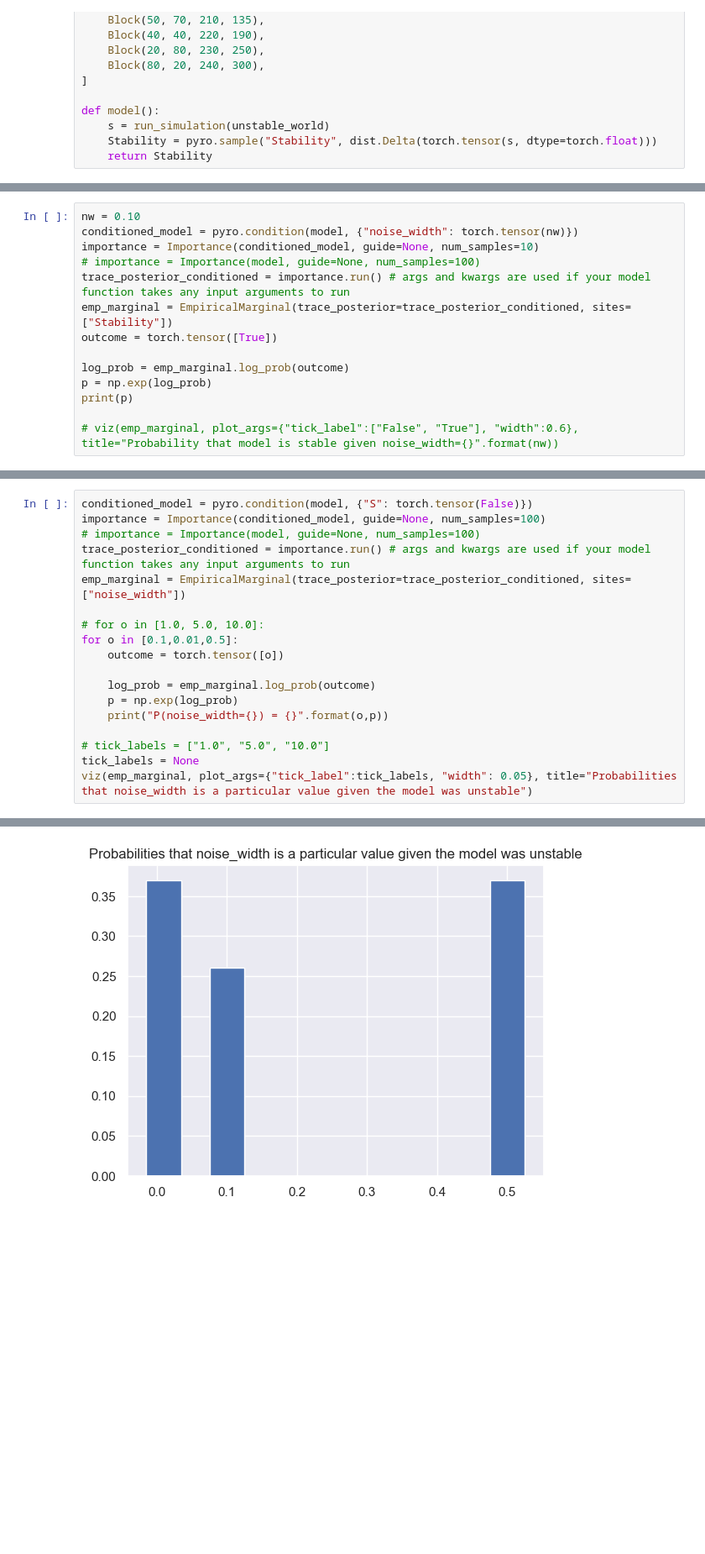
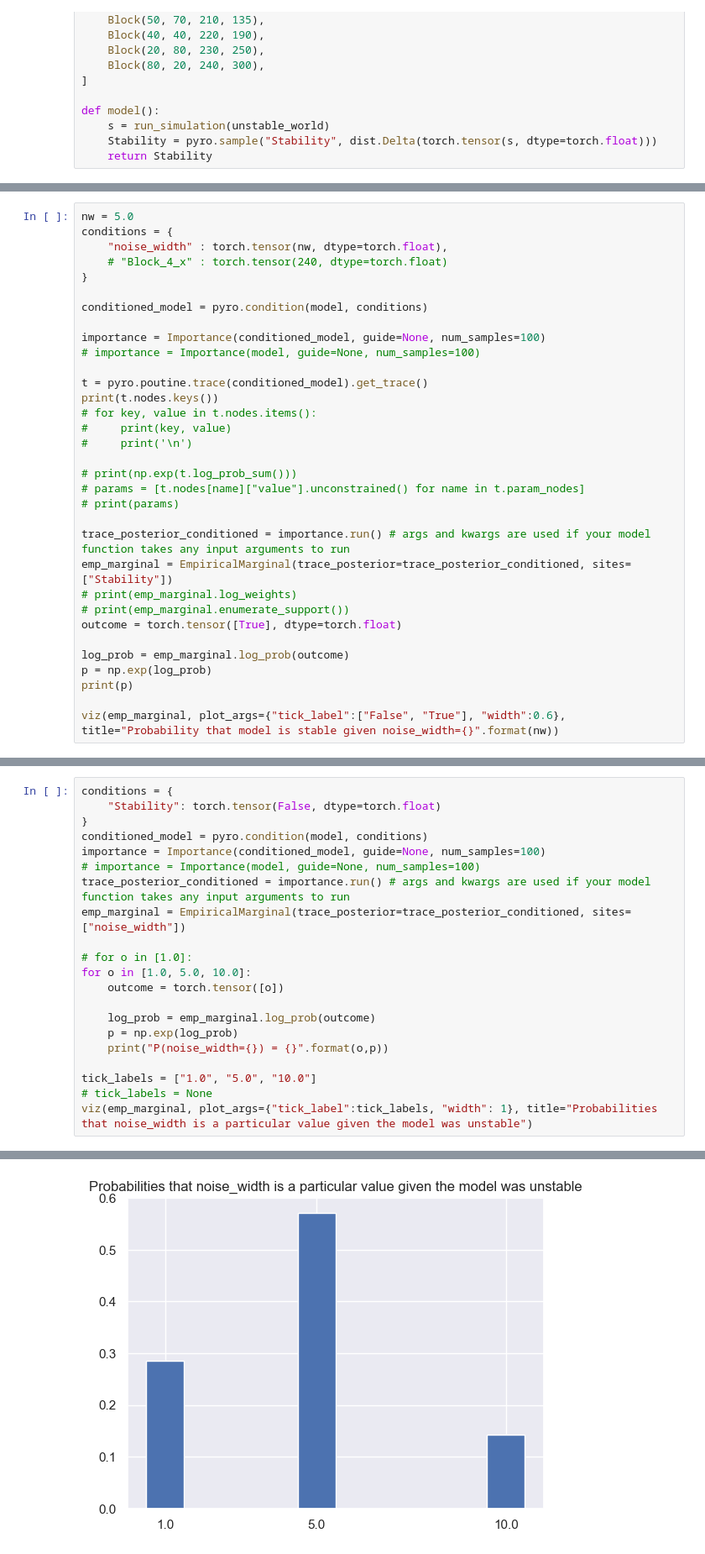
Before and after one commit to ebigelow/probmods-pyro, a Jupyter notebook: chapters/Chapter 2 - Generative Models.ipynb, the cells around one changed output, grey strips where cells are left out. Shown at 84% size. Drawn from its saved outputs; the diff is of its cells as text; blank space fills up the shorter version.

Commit message:
Reverted noise values and only sample one block - this works for now

```diff
--- a/chapters/Chapter 2 - Generative Models.ipynb
+++ b/chapters/Chapter 2 - Generative Models.ipynb
@@ -939,15 +948,34 @@ print(out)
 # %%
-nw = 0.10
-conditioned_model = pyro.condition(model, {"noise_width": torch.tensor(nw)})
-importance = Importance(conditioned_model, guide=None, num_samples=10)
+nw = 5.0
+conditions = {
+    "noise_width" : torch.tensor(nw, dtype=torch.float),
+    # "Block_4_x" : torch.tensor(240, dtype=torch.float)
+}
+
+conditioned_model = pyro.condition(model, conditions)
+
+importance = Importance(conditioned_model, guide=None, num_samples=100)
 # importance = Importance(model, guide=None, num_samples=100)
+
+t = pyro.poutine.trace(conditioned_model).get_trace()
+print(t.nodes.keys())
+# for key, value in t.nodes.items():
+#     print(key, value)
+#     print('\n')
+
+# print(np.exp(t.log_prob_sum()))
+# params = [t.nodes[name]["value"].unconstrained() for name in t.param_nodes]
+# print(params)
+
 trace_posterior_conditioned = importance.run() # args and kwargs are used if your model function takes any input arguments to run
 emp_marginal = EmpiricalMarginal(trace_posterior=trace_posterior_conditioned, sites=["Stability"])
-outcome = torch.tensor([True])
+# print(emp_marginal.log_weights)
+# print(emp_marginal.enumerate_support())
+outcome = torch.tensor([True], dtype=torch.float)
 
 log_prob = emp_marginal.log_prob(outcome)
 p = np.exp(log_prob)
 print(p)
 
-# viz(emp_marginal, plot_args={"tick_label":["False", "True"], "width":0.6}, title="Probability that model is stable given noise_width={}".format(nw))
+viz(emp_marginal, plot_args={"tick_label":["False", "True"], "width":0.6}, title="Probability that model is stable given noise_width={}".format(nw))
 # %% [output]
@@ -955,19 +985,22 @@ tensor(1.0000)
 # %%
-conditioned_model = pyro.condition(model, {"S": torch.tensor(False)})
+conditions = {
+    "Stability": torch.tensor(False, dtype=torch.float)
+}
+conditioned_model = pyro.condition(model, conditions)
 importance = Importance(conditioned_model, guide=None, num_samples=100)
 # importance = Importance(model, guide=None, num_samples=100)
 trace_posterior_conditioned = importance.run() # args and kwargs are used if your model function takes any input arguments to run
 emp_marginal = EmpiricalMarginal(trace_posterior=trace_posterior_conditioned, sites=["noise_width"])
 
-# for o in [1.0, 5.0, 10.0]:
-for o in [0.1,0.01,0.5]:
+# for o in [1.0]:
+for o in [1.0, 5.0, 10.0]:
     outcome = torch.tensor([o])
 
     log_prob = emp_marginal.log_prob(outcome)
     p = np.exp(log_prob)
     print("P(noise_width={}) = {}".format(o,p))
 
-# tick_labels = ["1.0", "5.0", "10.0"]
-tick_labels = None
-viz(emp_marginal, plot_args={"tick_label":tick_labels, "width": 0.05}, title="Probabilities that noise_width is a particular value given the model was unstable")
+tick_labels = ["1.0", "5.0", "10.0"]
+# tick_labels = None
+viz(emp_marginal, plot_args={"tick_label":tick_labels, "width": 1}, title="Probabilities that noise_width is a particular value given the model was unstable")
 # %% [output]
@@ -977 +1010 @@ P(noise_width=0.5) = 0.3699999749660492
-[figure, old version]
+[figure, new version]
```
Also changed, not shown: parts of 7 cells of this notebook.
